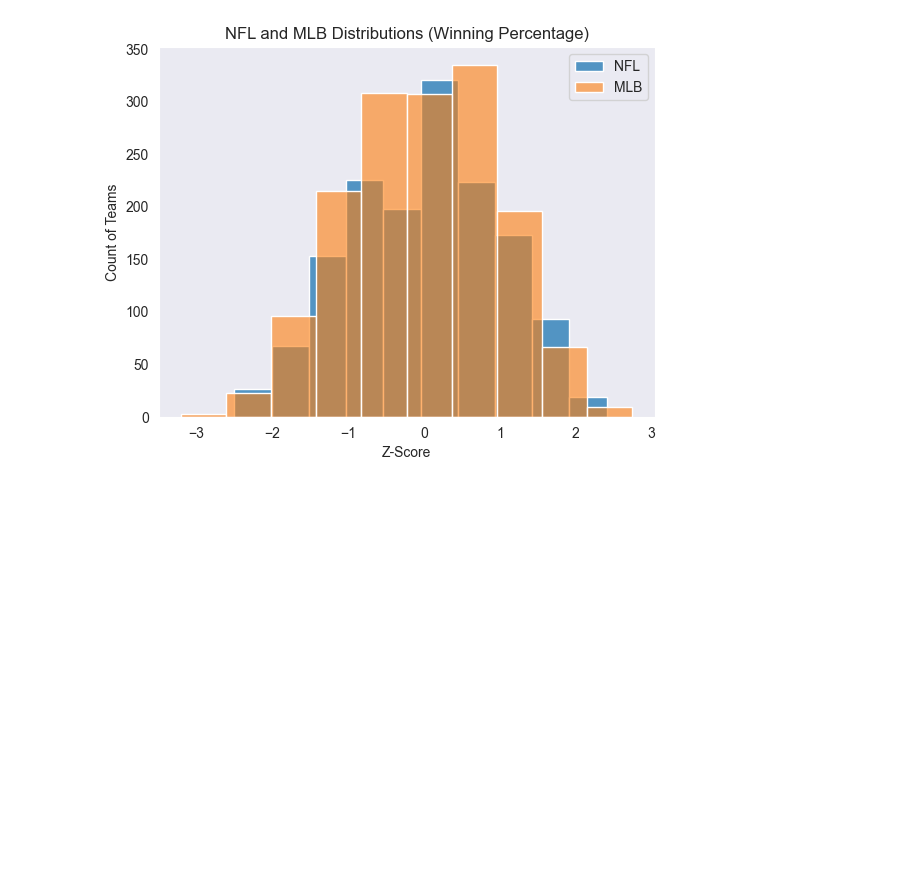
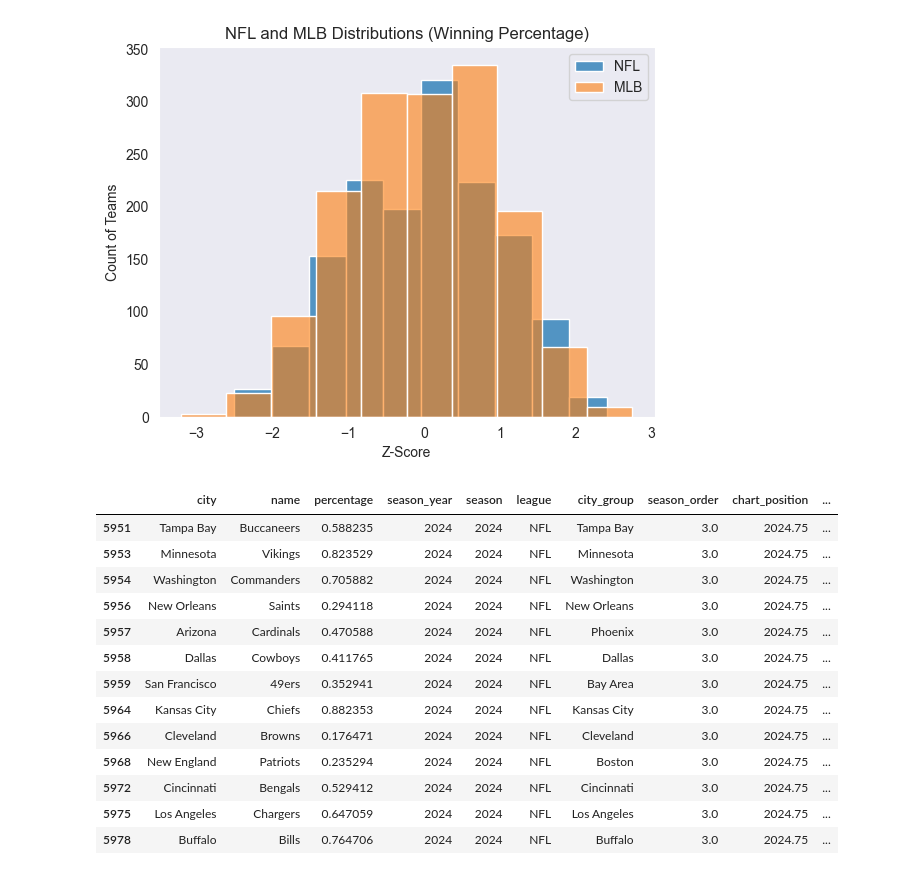
Before and after one commit to ethanarsht/sports_index, a Jupyter notebook: standings_analysis.ipynb, the cells around one changed output. Saved outputs shown, nothing was run; the diff lists cells and outputs as text; code cells hidden in the pictures; blank space fills up the shorter version.

```diff
--- a/standings_analysis.ipynb
+++ b/standings_analysis.ipynb
@@ -492,3 +505,20 @@ plt.legend(['NFL', 'MLB'])
 # %% [output]
 <matplotlib.legend.Legend at 0x...>
 [figure]
+# %%
+standings[(standings['league'] == 'NFL') & (standings['season_year'] == 2024)].drop_duplicates(subset=['z_score'])
+# %% [output]
+|  | city | name | percentage | season_year | season | league | city_group | season_order | chart_position | ... |
+| 5951 | Tampa Bay | Buccaneers | 0.588235 | 2024 | 2024 | NFL | Tampa Bay | 3.0 | 2024.75 | ... |
+| 5953 | Minnesota | Vikings | 0.823529 | 2024 | 2024 | NFL | Minnesota | 3.0 | 2024.75 | ... |
+| 5954 | Washington | Commanders | 0.705882 | 2024 | 2024 | NFL | Washington | 3.0 | 2024.75 | ... |
+| 5956 | New Orleans | Saints | 0.294118 | 2024 | 2024 | NFL | New Orleans | 3.0 | 2024.75 | ... |
+| 5957 | Arizona | Cardinals | 0.470588 | 2024 | 2024 | NFL | Phoenix | 3.0 | 2024.75 | ... |
+| 5958 | Dallas | Cowboys | 0.411765 | 2024 | 2024 | NFL | Dallas | 3.0 | 2024.75 | ... |
+| 5959 | San Francisco | 49ers | 0.352941 | 2024 | 2024 | NFL | Bay Area | 3.0 | 2024.75 | ... |
+| 5964 | Kansas City | Chiefs | 0.882353 | 2024 | 2024 | NFL | Kansas City | 3.0 | 2024.75 | ... |
+| 5966 | Cleveland | Browns | 0.176471 | 2024 | 2024 | NFL | Cleveland | 3.0 | 2024.75 | ... |
+| 5968 | New England | Patriots | 0.235294 | 2024 | 2024 | NFL | Boston | 3.0 | 2024.75 | ... |
+| 5972 | Cincinnati | Bengals | 0.529412 | 2024 | 2024 | NFL | Cincinnati | 3.0 | 2024.75 | ... |
+| 5975 | Los Angeles | Chargers | 0.647059 | 2024 | 2024 | NFL | Los Angeles | 3.0 | 2024.75 | ... |
+| 5978 | Buffalo | Bills | 0.764706 | 2024 | 2024 | NFL | Buffalo | 3.0 | 2024.75 | ... |
```
Also changed, not shown: parts of 8 cells of this notebook, 7 other files.
